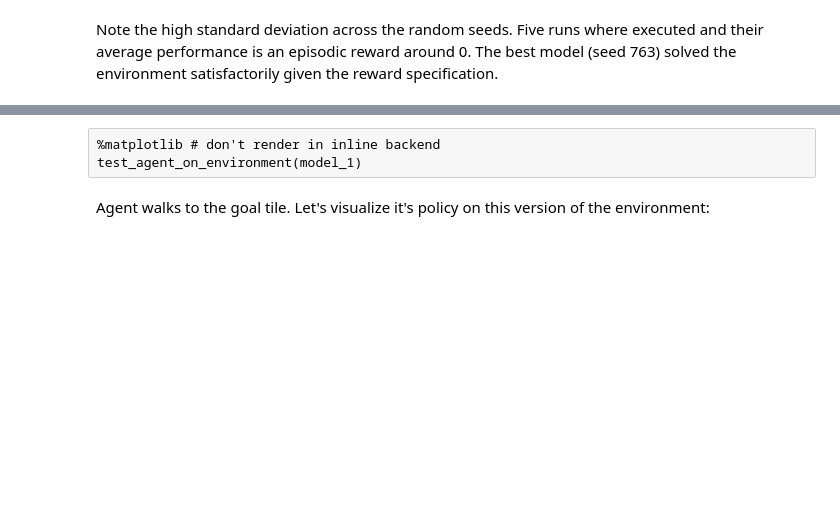
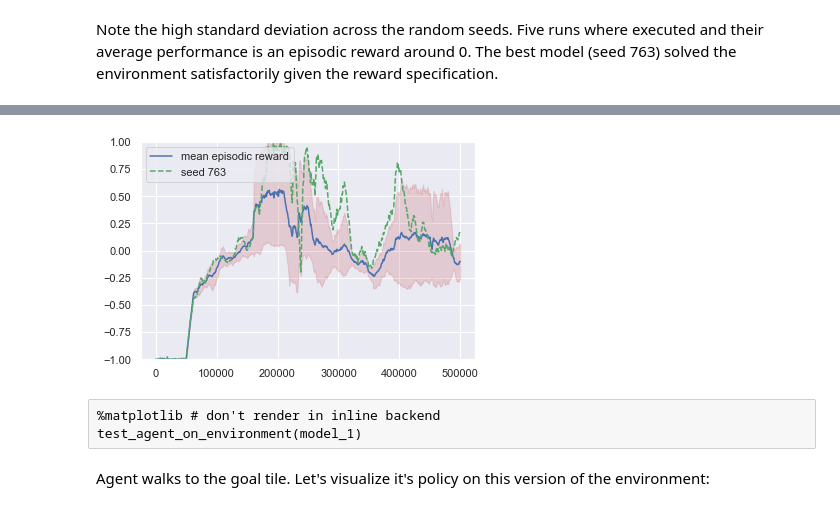
Before and after one commit to tilidev/BA_DRL_Gridworlds, a Jupyter notebook: eval_agents.ipynb, the cells around one changed output, grey strips where cells are left out. Cells and saved outputs as stored; diff of their text form; code cells hidden in the pictures; blank space fills up the shorter version.

```diff
--- a/eval_agents.ipynb
+++ b/eval_agents.ipynb
@@ -492 +498,5 @@ Note the high standard deviation across the random seeds. Five runs where execut
+# %%
+plot_mean_std("2njnXgbgQOGaWp1v292s7w", add_best=True, save_path="dqn_exp_A_loweps")
+# %% [output]
+[figure, added]
 # %%
```
Also changed, not shown: parts of 14 cells of this notebook, 1 other file.
